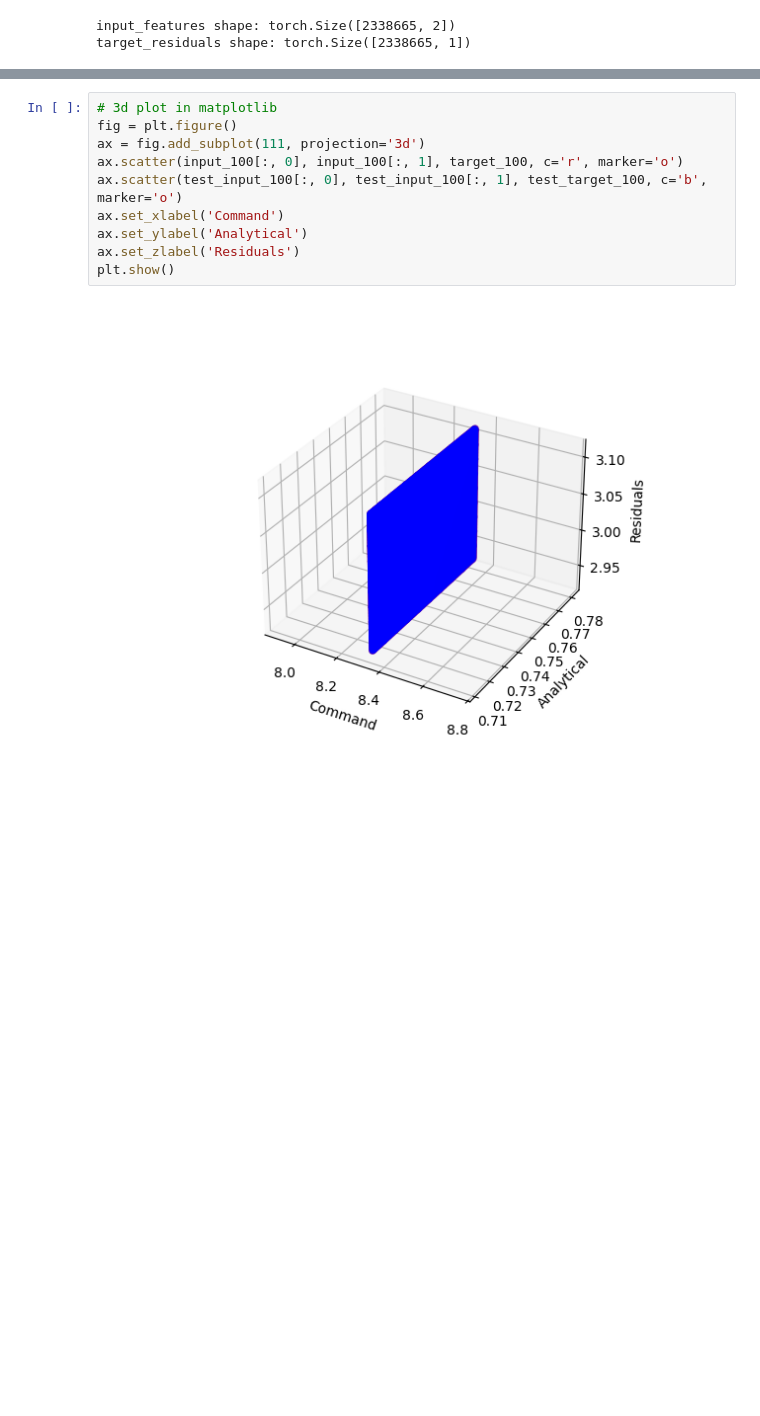
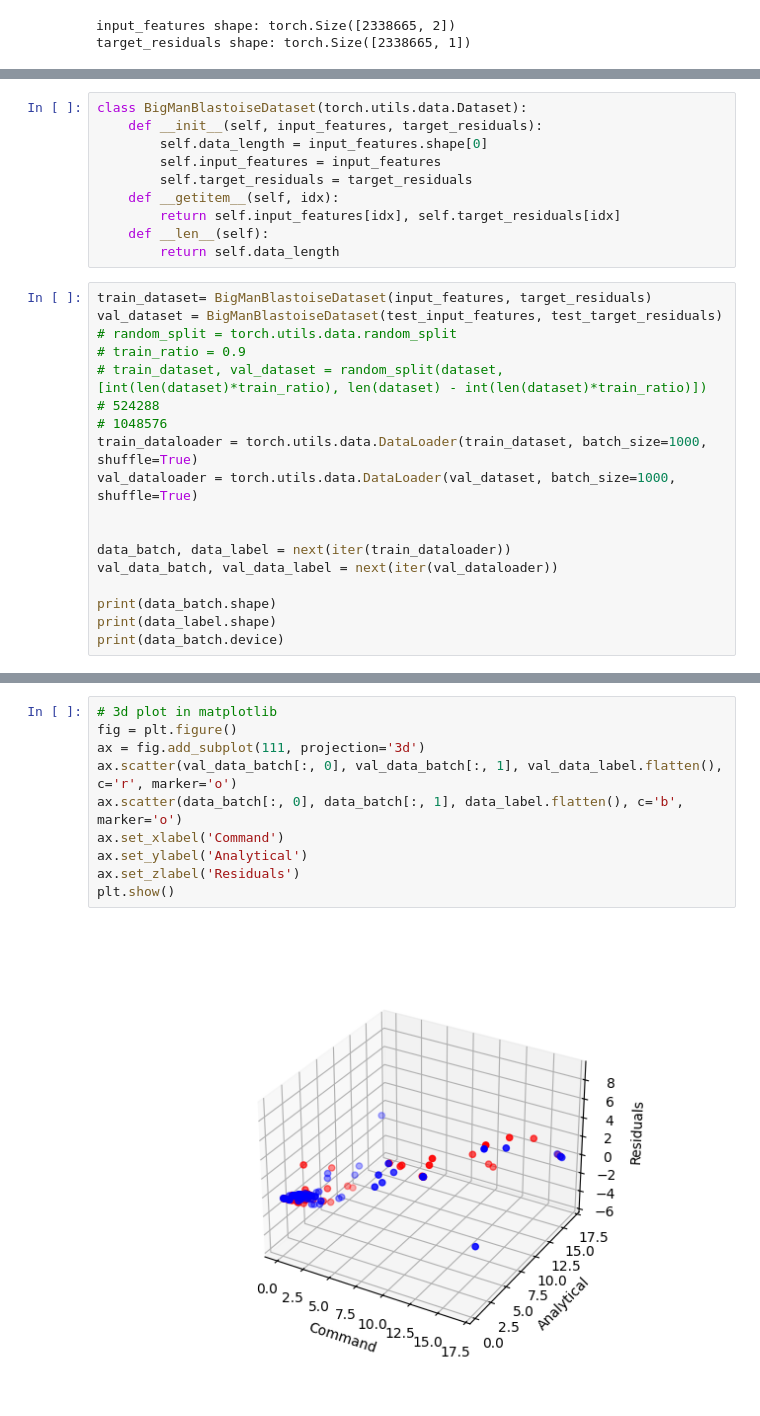
Before and after one commit to jpeckhamlorenz/vbn-flow-model, a Jupyter notebook: vis_dataset.ipynb, the cells around one changed output, grey strips where cells are left out. Drawn from its saved outputs; the diff is of its cells as text; blank space fills up the shorter version.

```diff
--- a/vis_dataset.ipynb
+++ b/vis_dataset.ipynb
@@ -38,0 +33,28 @@ test_target_100 = test_target_residuals[:100]
+# %%
+class BigManBlastoiseDataset(torch.utils.data.Dataset):
+    def __init__(self, input_features, target_residuals):
+        self.data_length = input_features.shape[0]
+        self.input_features = input_features
+        self.target_residuals = target_residuals
+    def __getitem__(self, idx):
+        return self.input_features[idx], self.target_residuals[idx]
+    def __len__(self):
+        return self.data_length
+# %%
+train_dataset= BigManBlastoiseDataset(input_features, target_residuals)
+val_dataset = BigManBlastoiseDataset(test_input_features, test_target_residuals)
+# random_split = torch.utils.data.random_split
+# train_ratio = 0.9
+# train_dataset, val_dataset = random_split(dataset, [int(len(dataset)*train_ratio), len(dataset) - int(len(dataset)*train_ratio)])
+# 524288
+# 1048576
+train_dataloader = torch.utils.data.DataLoader(train_dataset, batch_size=1000, shuffle=True)
+val_dataloader = torch.utils.data.DataLoader(val_dataset, batch_size=1000, shuffle=True)
+
+
+data_batch, data_label = next(iter(train_dataloader))
+val_data_batch, val_data_label = next(iter(val_dataloader))
+
+print(data_batch.shape)
+print(data_label.shape)
+print(data_batch.device)
@@ -39,12 +86,12 @@ test_target_100 = test_target_residuals[:100]
 # %%
 # 3d plot in matplotlib
 fig = plt.figure()
 ax = fig.add_subplot(111, projection='3d')
-ax.scatter(input_100[:, 0], input_100[:, 1], target_100, c='r', marker='o')
-ax.scatter(test_input_100[:, 0], test_input_100[:, 1], test_target_100, c='b', marker='o')
+ax.scatter(val_data_batch[:, 0], val_data_batch[:, 1], val_data_label.flatten(), c='r', marker='o')
+ax.scatter(data_batch[:, 0], data_batch[:, 1], data_label.flatten(), c='b', marker='o')
 ax.set_xlabel('Command')
 ax.set_ylabel('Analytical')
 ax.set_zlabel('Residuals')
 plt.show()
 # %% [output]
-[figure, old version]
+[figure, new version]
```
Also changed, not shown: parts of 3 cells of this notebook.
